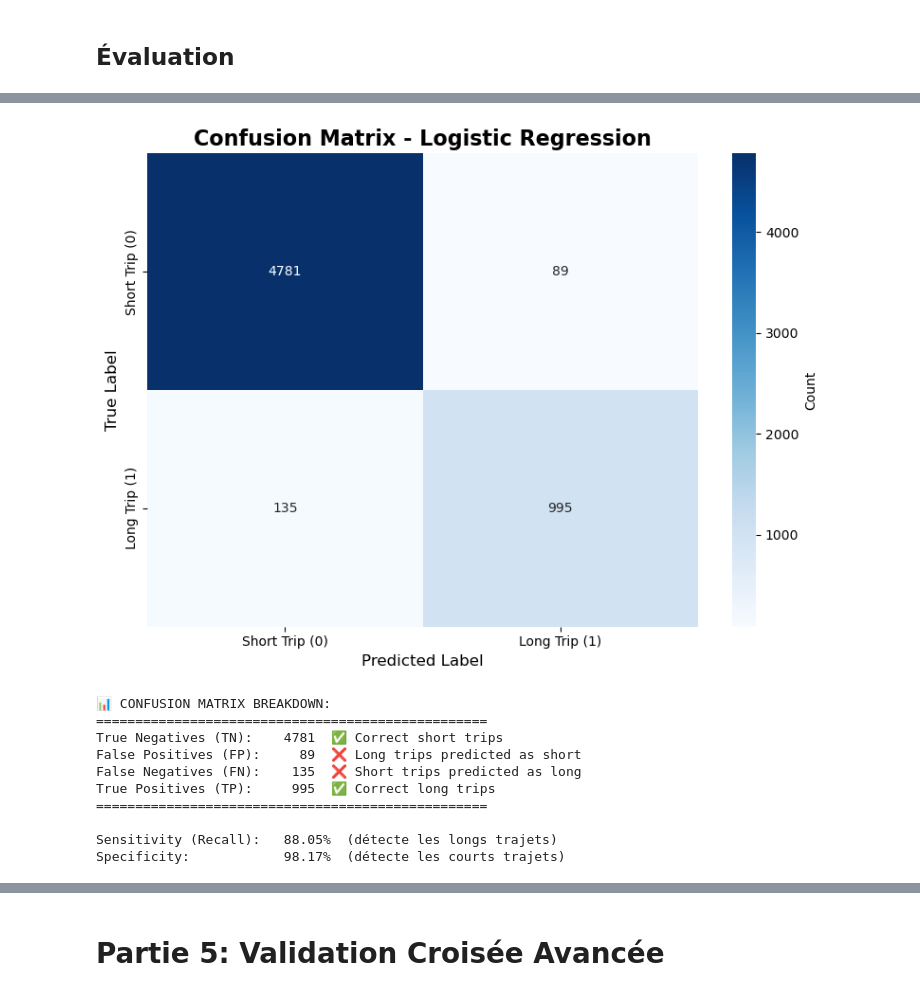
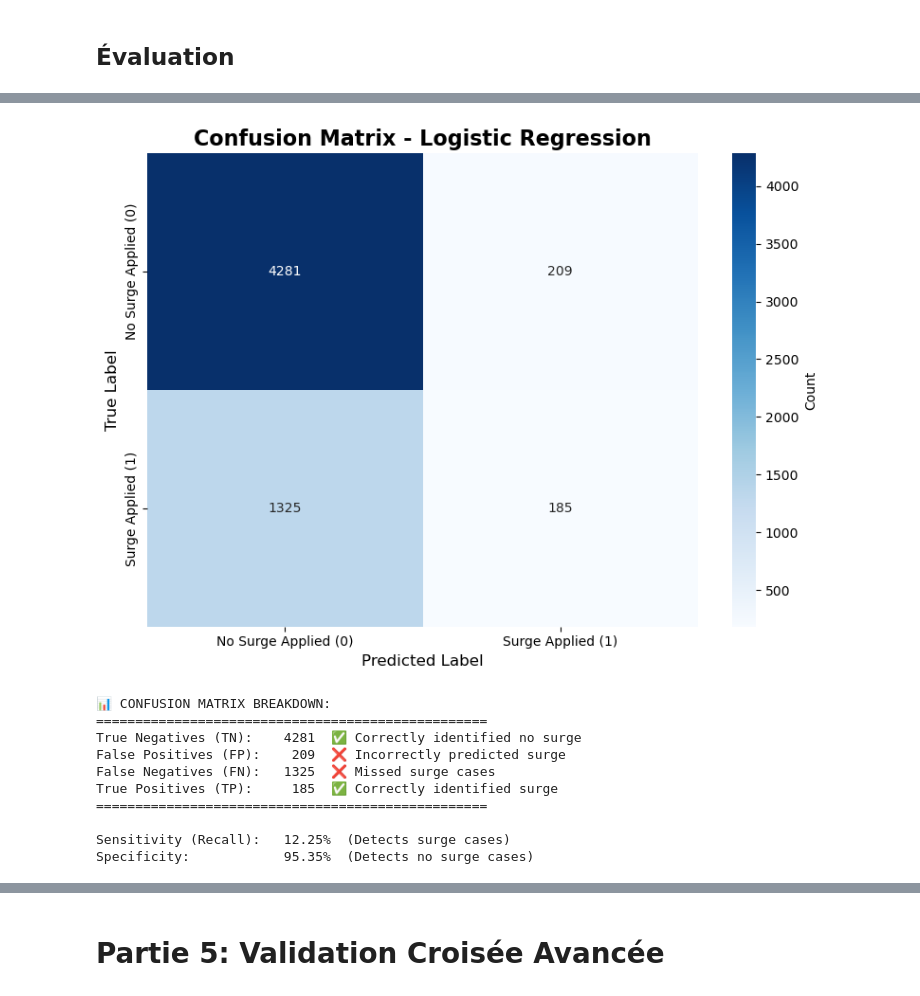
Before and after one commit to Hafaiedh-Habib/Machine-Learning-Project, a Jupyter notebook: Projet.ipynb, the cells around one changed output, grey strips where cells are left out. Drawn from its saved outputs; the diff is of its cells as text; code cells hidden in the pictures.

```diff
--- a/Projet.ipynb
+++ b/Projet.ipynb
@@ -1240,8 +1254,6 @@ plt.show()
 # Partie 4: Régression Logistique - Classification des Types de Courses
 # %%
 df_backup=df_sample.copy()
-# %%
-df_sample = df_sample.assign(is_long_trip=[1 if distance_traveled > 5 else 0 for distance_traveled in df_sample['distance_traveled']])
 # %% [markdown]
 ## Modele 1
 # %%
@@ -1324,8 +1335,8 @@ Specificity:            98.30%  (détecte les courts trajets)
 # %% [markdown]
 ## Modele 2
 # %%
-x1=df_sample[['trip_duration','miscellaneous_fees','cluster_final' , 'fare']]
-y1=df_sample['is_long_trip']
+x1=df_sample[['trip_duration','distance_traveled','cluster_final' , 'fare']]
+y1=df_sample['surge_applied']
 # %%
 X1_train, X1_test, y1_train, y1_test = train_test_split(x1, y1, train_size=0.8 , random_state=100)
 # %%
@@ -1352,49 +1363,47 @@ Precision: 0.9179
 # %%
-
-
 # Calculer la matrice de confusion
 cm = confusion_matrix(y1_test, predictions)
 
 # Créer la visualisation
 plt.figure(figsize=(8, 6))
 sns.heatmap(cm, annot=True, fmt='d', cmap='Blues',
-            xticklabels=['Short Trip (0)', 'Long Trip (1)'],
-            yticklabels=['Short Trip (0)', 'Long Trip (1)'],
+            xticklabels=['No Surge Applied (0)', 'Surge Applied (1)'],
+            yticklabels=['No Surge Applied (0)', 'Surge Applied (1)'],
             cbar_kws={'label': 'Count'})
 
 plt.title('Confusion Matrix - Logistic Regression', fontsize=16, fontweight='bold')
 plt.xlabel('Predicted Label', fontsize=12)
 plt.ylabel('True Label', fontsize=12)
 plt.tight_layout()
 plt.show()
 
 # Afficher les métriques
 print("\n📊 CONFUSION MATRIX BREAKDOWN:")
 print("="*50)
 tn, fp, fn, tp = cm.ravel()
-print(f"True Negatives (TN):   {tn:5d}  ✅ Correct short trips")
-print(f"False Positives (FP):  {fp:5d}  ❌ Long trips predicted as short")
-print(f"False Negatives (FN):  {fn:5d}  ❌ Short trips predicted as long")
-print(f"True Positives (TP):   {tp:5d}  ✅ Correct long trips")
+print(f"True Negatives (TN):   {tn:5d}  ✅ Correctly identified no surge")
+print(f"False Positives (FP):  {fp:5d}  ❌ Incorrectly predicted surge")
+print(f"False Negatives (FN):  {fn:5d}  ❌ Missed surge cases")
+print(f"True Positives (TP):   {tp:5d}  ✅ Correctly identified surge")
 print("="*50)
 
 # Calculer les taux
 sensitivity = tp / (tp + fn) if (tp + fn) > 0 else 0
 specificity = tn / (tn + fp) if (tn + fp) > 0 else 0
-print(f"\nSensitivity (Recall):   {sensitivity:.2%}  (détecte les longs trajets)")
-print(f"Specificity:            {specificity:.2%}  (détecte les courts trajets)")
+print(f"\nSensitivity (Recall):   {sensitivity:.2%}  (Detects surge cases)")
+print(f"Specificity:            {specificity:.2%}  (Detects no surge cases)")
 # %% [output]
-[figure, old version]
+[figure, new version]
 📊 CONFUSION MATRIX BREAKDOWN:
 ==================================================
-True Negatives (TN):    4781  ✅ Correct short trips
-False Positives (FP):     89  ❌ Long trips predicted as short
-False Negatives (FN):    135  ❌ Short trips predicted as long
-True Positives (TP):     995  ✅ Correct long trips
+True Negatives (TN):    4281  ✅ Correctly identified no surge
+False Positives (FP):    209  ❌ Incorrectly predicted surge
+False Negatives (FN):   1325  ❌ Missed surge cases
+True Positives (TP):     185  ✅ Correctly identified surge
 ==================================================
 
-Sensitivity (Recall):   88.05%  (détecte les longs trajets)
-Specificity:            98.17%  (détecte les courts trajets)
+Sensitivity (Recall):   12.25%  (Detects surge cases)
+Specificity:            95.35%  (Detects no surge cases)
 # %%
 from sklearn.metrics import accuracy_score
 
```
Also changed, not shown: parts of 13 cells of this notebook.
